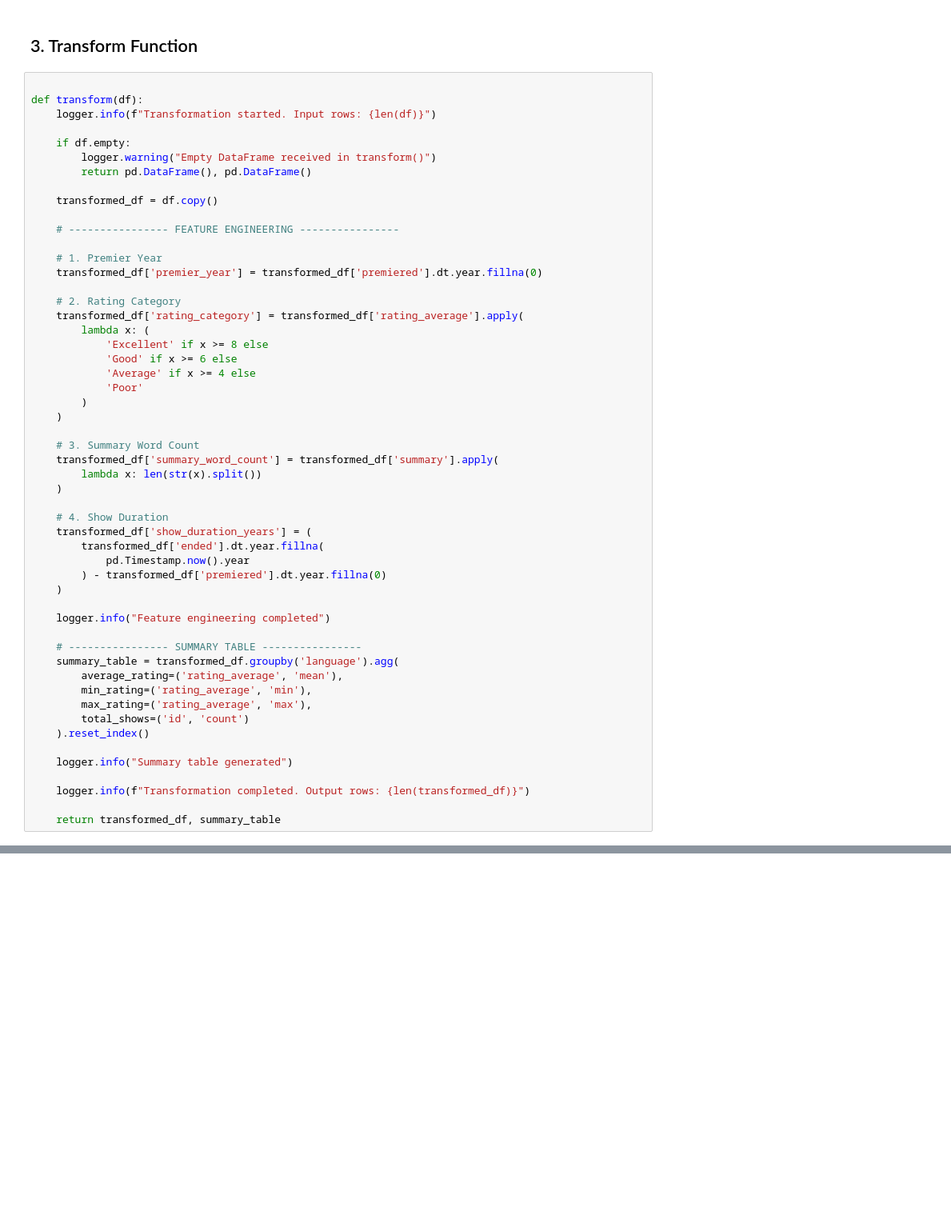
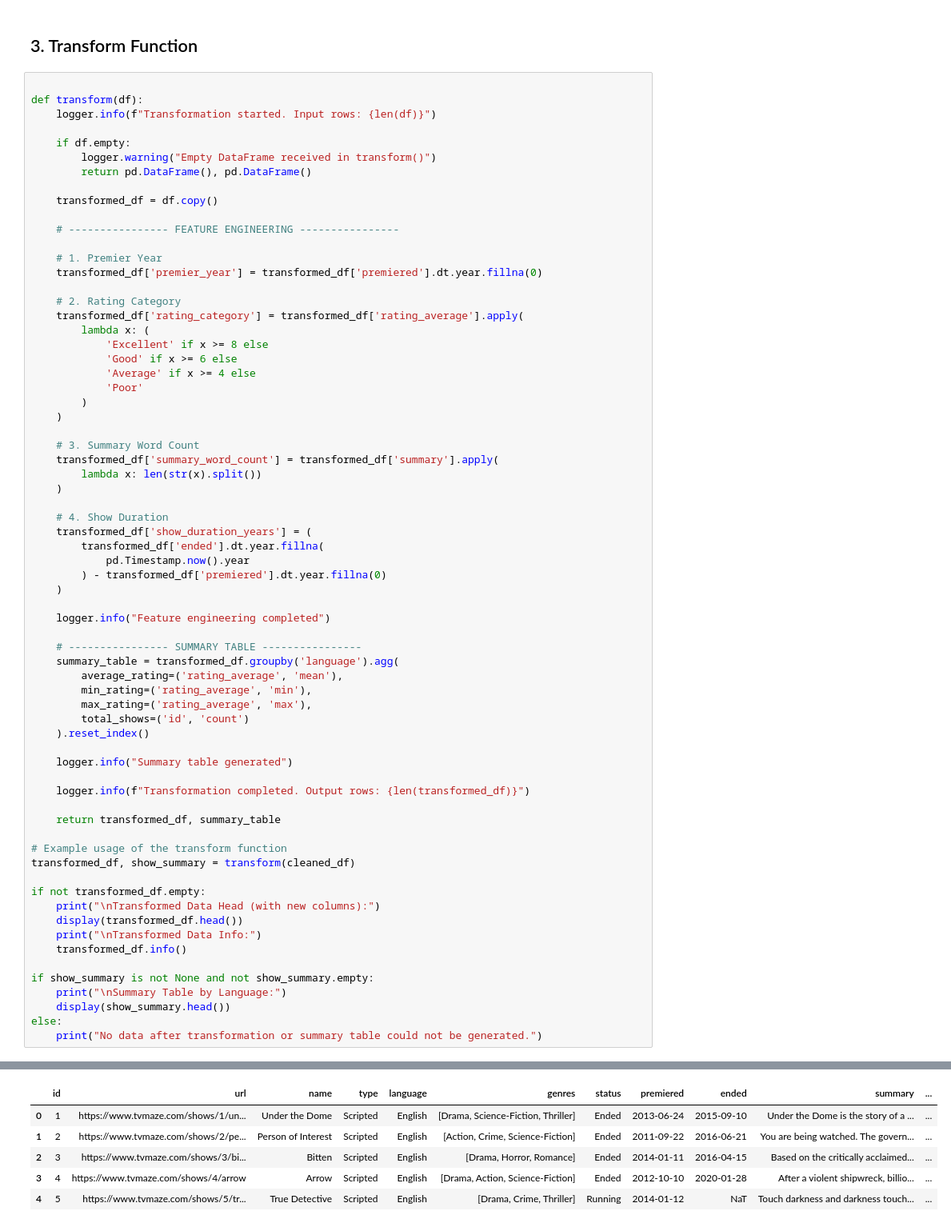
Before and after one commit to MaharjanSumit-59/AI_Data_Internship, a Jupyter notebook: week_4(ETL_Data_Cleaning)/Task_8/task3_etl.ipynb, the cells around one changed output, grey strips where cells are left out. Shown at 80% size. Cells and saved outputs as stored; diff of their text form; blank space fills up the shorter version.

```diff
--- a/week_4(ETL_Data_Cleaning)/Task_8/task3_etl.ipynb
+++ b/week_4(ETL_Data_Cleaning)/Task_8/task3_etl.ipynb
@@ -201,3 +258,19 @@ def transform(df):
     logger.info(f"Transformation completed. Output rows: {len(transformed_df)}")
 
     return transformed_df, summary_table
+
+# Example usage of the transform function
+transformed_df, show_summary = transform(cleaned_df)
+
+if not transformed_df.empty:
+    print("\nTransformed Data Head (with new columns):")
+    display(transformed_df.head())
+    print("\nTransformed Data Info:")
+    transformed_df.info()
+
+if show_summary is not None and not show_summary.empty:
+    print("\nSummary Table by Language:")
+    display(show_summary.head())
+else:
+    print("No data after transformation or summary table could not be generated.")
+# %% [output]
@@ -203,0 +278,6 @@ def transform(df):
+|  | id | url | name | type | language | genres | status | premiered | ended | summary | ... |
+| 0 | 1 | https://www.tvmaze.com/shows/1/un... | Under the Dome | Scripted | English | [Drama, Science-Fiction, Thriller] | Ended | 2013-06-24 | 2015-09-10 | Under the Dome is the story of a ... | ... |
+| 1 | 2 | https://www.tvmaze.com/shows/2/pe... | Person of Interest | Scripted | English | [Action, Crime, Science-Fiction] | Ended | 2011-09-22 | 2016-06-21 | You are being watched. The govern... | ... |
+| 2 | 3 | https://www.tvmaze.com/shows/3/bi... | Bitten | Scripted | English | [Drama, Horror, Romance] | Ended | 2014-01-11 | 2016-04-15 | Based on the critically acclaimed... | ... |
+| 3 | 4 | https://www.tvmaze.com/shows/4/arrow | Arrow | Scripted | English | [Drama, Action, Science-Fiction] | Ended | 2012-10-10 | 2020-01-28 | After a violent shipwreck, billio... | ... |
+| 4 | 5 | https://www.tvmaze.com/shows/5/tr... | True Detective | Scripted | English | [Drama, Crime, Thriller] | Running | 2014-01-12 | NaT | Touch darkness and darkness touch... | ... |
```
Also changed, not shown: parts of 4 cells of this notebook, 3 other files.
